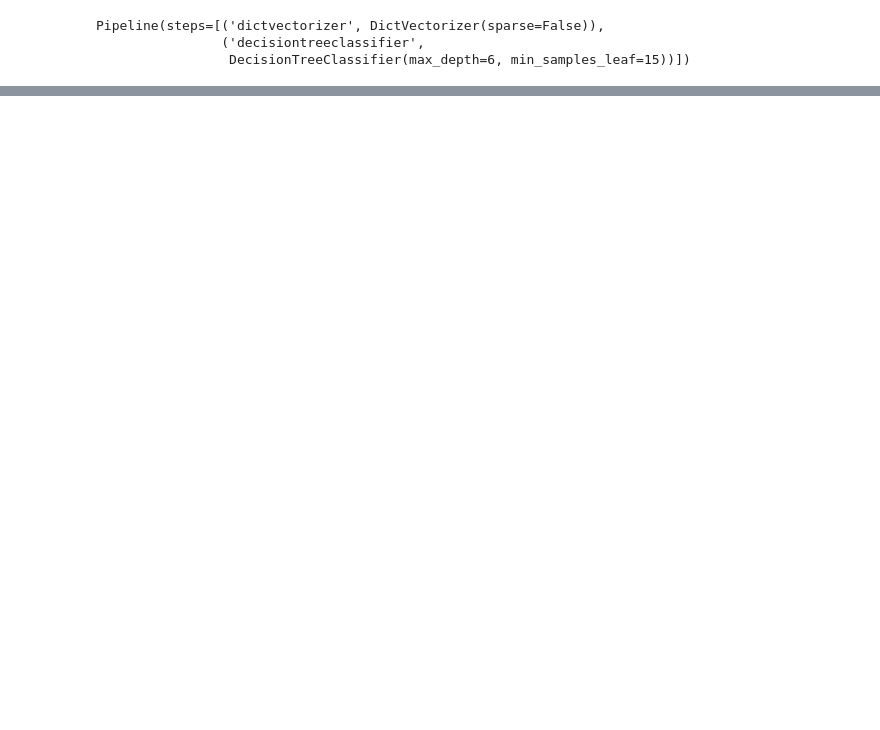
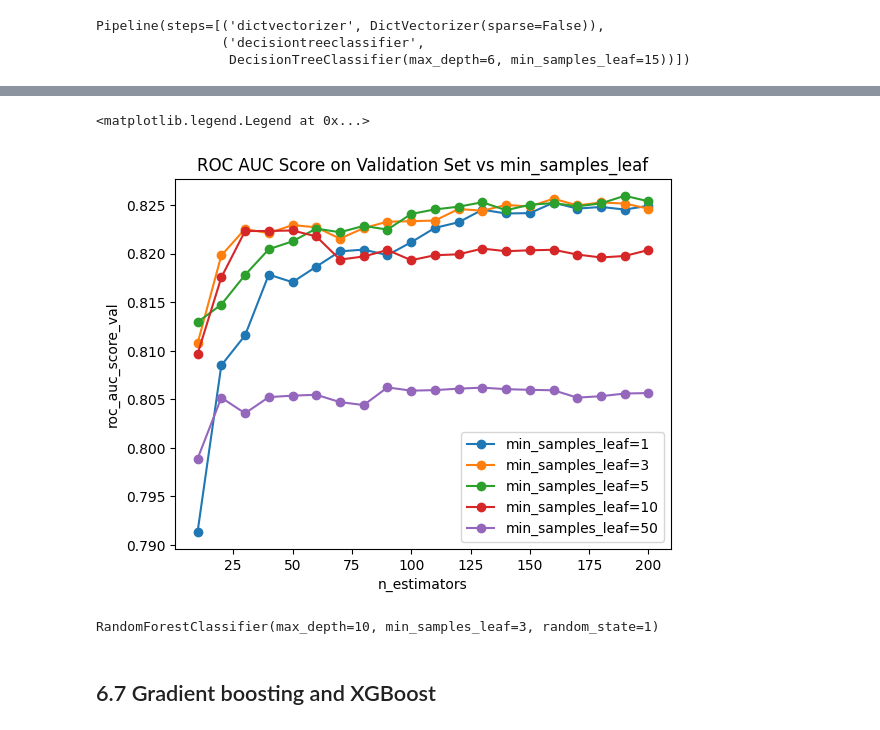
Before and after one commit to lautarocolli/machine-learning-zoomcamp-homework, a Jupyter notebook: 06-trees/notebook.ipynb, the cells around one changed output, grey strips where cells are left out. Saved outputs shown, nothing was run; the diff lists cells and outputs as text; code cells hidden in the pictures; blank space fills up the shorter version.

```diff
--- a/06-trees/notebook.ipynb
+++ b/06-trees/notebook.ipynb
@@ -298,0 +347,22 @@ y_val = pipeline.predict_proba(val_dicts)[:, 1]
+# %%
+scores = []
+
+for s in [1, 3, 5, 10, 50]:
+    for n in range(10, 201, 10):
+        rf = RandomForestClassifier(n_estimators=n, max_depth=10, min_samples_leaf=s, random_state=1)
+        rf.fit(X_train, y_train)
+        y_pred_rf = rf.predict_proba(X_val)[:, 1]
+        auc = roc_auc_score(y_val, y_pred_rf)
+        scores.append((s, n, auc))
+df_scores = pd.DataFrame(scores, columns=['min_samples_leaf', 'n_estimators', 'roc_auc_score_val'])
+# %%
+for s in [1, 3, 5, 10, 50]:
+    df_subset = df_scores[df_scores['min_samples_leaf'] == s]
+    plt.plot(df_subset['n_estimators'], df_subset['roc_auc_score_val'], marker='o', label=f'min_samples_leaf={s}')
+plt.title('ROC AUC Score on Validation Set vs min_samples_leaf')
+plt.xlabel('n_estimators')
+plt.ylabel('roc_auc_score_val')
+plt.legend()
+# %% [output]
+<matplotlib.legend.Legend at 0x...>
+[figure, added]
@@ -298,0 +371,10 @@ y_val = pipeline.predict_proba(val_dicts)[:, 1]
+# %%
+rf = RandomForestClassifier(n_estimators=100,
+                            max_depth=max_depth,
+                            min_samples_leaf=min_samples_leaf,
+                            random_state=1)
+rf.fit(X_train, y_train)
+# %% [output]
+RandomForestClassifier(max_depth=10, min_samples_leaf=3, random_state=1)
+# %% [markdown]
+## 6.7 Gradient boosting and XGBoost
```
Also changed, not shown: parts of 15 cells of this notebook.
